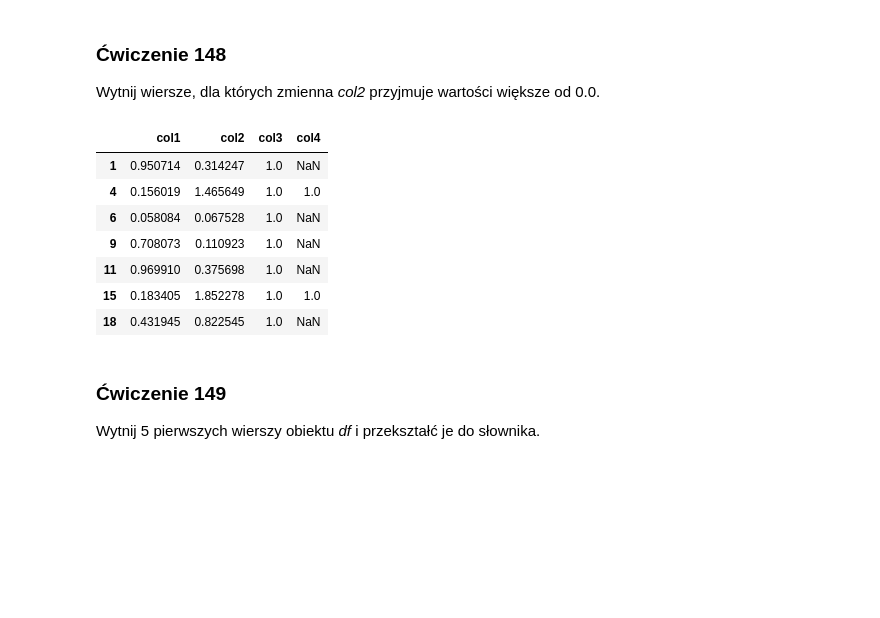
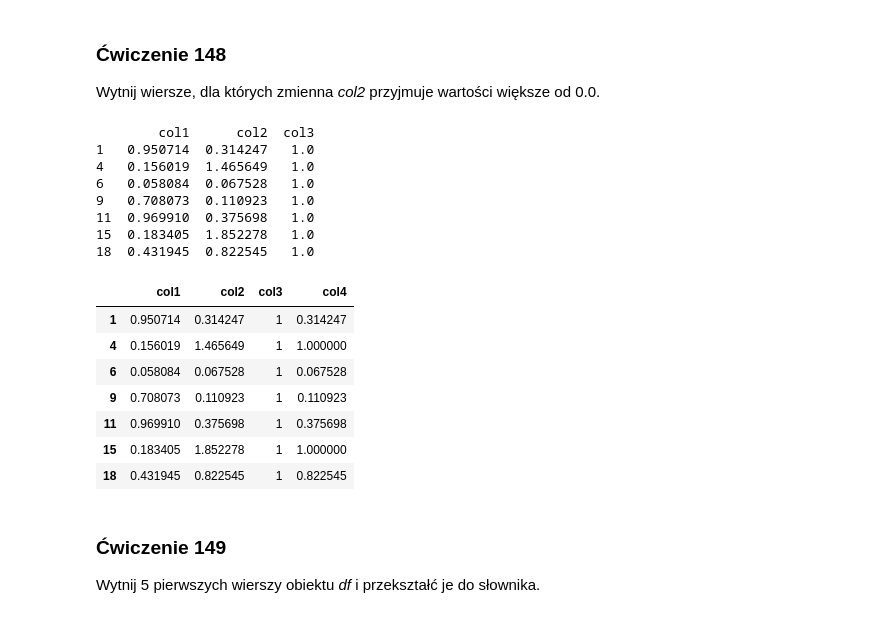
Before and after one commit to sebekpro/python-krakowiak, a Jupyter notebook: 250-data-science-bootcamp-w-jezyku-python/141_150_exercises.ipynb, the cells around one changed output. Drawn from its saved outputs; the diff is of its cells as text; code cells hidden in the pictures; blank space fills up the shorter version.

```diff
--- a/250-data-science-bootcamp-w-jezyku-python/141_150_exercises.ipynb
+++ b/250-data-science-bootcamp-w-jezyku-python/141_150_exercises.ipynb
@@ -83,5 +92,9 @@ Przypisz nową kolumnę o nazwie _col3_, która przyjmie wartość 1 w momencie
 # tutaj wpisz rozwiązanie
 df_inst.loc[df_inst['col2'] >= 0, 'col3'] = 1
 df_inst.loc[df_inst['col2'] < 0, 'col3'] = -1
-df_inst
+print(df_inst)
+
+df3 = df.copy()
+df3['col3'] = df3['col2'].map(lambda x: 1 if x >= 0 else -1)
+print("\n", df3)
 # %% [output]
@@ -106,8 +119,3 @@ df_inst
 ### <a name='4'></a> Ćwiczenie 144
 Przypisz nową kolumnę o nazwie _col4_, która przytnie wartości z kolumny _col2_ do przedziału $[-1.0, 1.0]$.
 Innymi słowy, dla wartości poniżej -1.0 należy wstawić wartość -1.0, dla wartości powyżej 1.0 wartość 1.0.
-# %%
-# tutaj wpisz rozwiązanie
-df_inst.loc[df_inst['col2'] < -1.0, 'col4'] = -1.0
-df_inst.loc[df_inst['col2'] > 1.0, 'col4'] = 1.0
-df_inst
@@ -131,0 +122,4 @@ df_inst
+# %%
+# Rozwiązanie autora
+df3['col4'] = df['col2'].clip(-1.0, 1.0)
+df3
@@ -220,16 +232,28 @@ Wytnij wiersze, dla których zmienna _col2_ przyjmuje wartości większe od 0.0.
 # %%
 # tutaj wpisz rozwiązanie
 df_inst_0 = df_inst[df_inst['col2'] > 0.0]
-df_inst_0
+print(df_inst_0)
+
+# Rozwiązanie autora
+df3_0 = df3.query('col2 > 0.0')
+df3_0
 # %% [output]
+        col1      col2  col3
+1   0.950714  0.314247   1.0
+4   0.156019  1.465649   1.0
+6   0.058084  0.067528   1.0
+9   0.708073  0.110923   1.0
+11  0.969910  0.375698   1.0
+15  0.183405  1.852278   1.0
+18  0.431945  0.822545   1.0
 |  | col1 | col2 | col3 | col4 |
-| 1 | 0.950714 | 0.314247 | 1.0 | NaN |
-| 4 | 0.156019 | 1.465649 | 1.0 | 1.0 |
-| 6 | 0.058084 | 0.067528 | 1.0 | NaN |
-| 9 | 0.708073 | 0.110923 | 1.0 | NaN |
-| 11 | 0.969910 | 0.375698 | 1.0 | NaN |
-| 15 | 0.183405 | 1.852278 | 1.0 | 1.0 |
-| 18 | 0.431945 | 0.822545 | 1.0 | NaN |
+| 1 | 0.950714 | 0.314247 | 1 | 0.314247 |
+| 4 | 0.156019 | 1.465649 | 1 | 1.000000 |
+| 6 | 0.058084 | 0.067528 | 1 | 0.067528 |
+| 9 | 0.708073 | 0.110923 | 1 | 0.110923 |
+| 11 | 0.969910 | 0.375698 | 1 | 0.375698 |
+| 15 | 0.183405 | 1.852278 | 1 | 1.000000 |
+| 18 | 0.431945 | 0.822545 | 1 | 0.822545 |
 # %% [markdown]
 ### <a name='9'></a> Ćwiczenie 149
 Wytnij 5 pierwszych wierszy obiektu _df_ i przekształć je do słownika.
```
Also changed, not shown: parts of 12 cells of this notebook.
